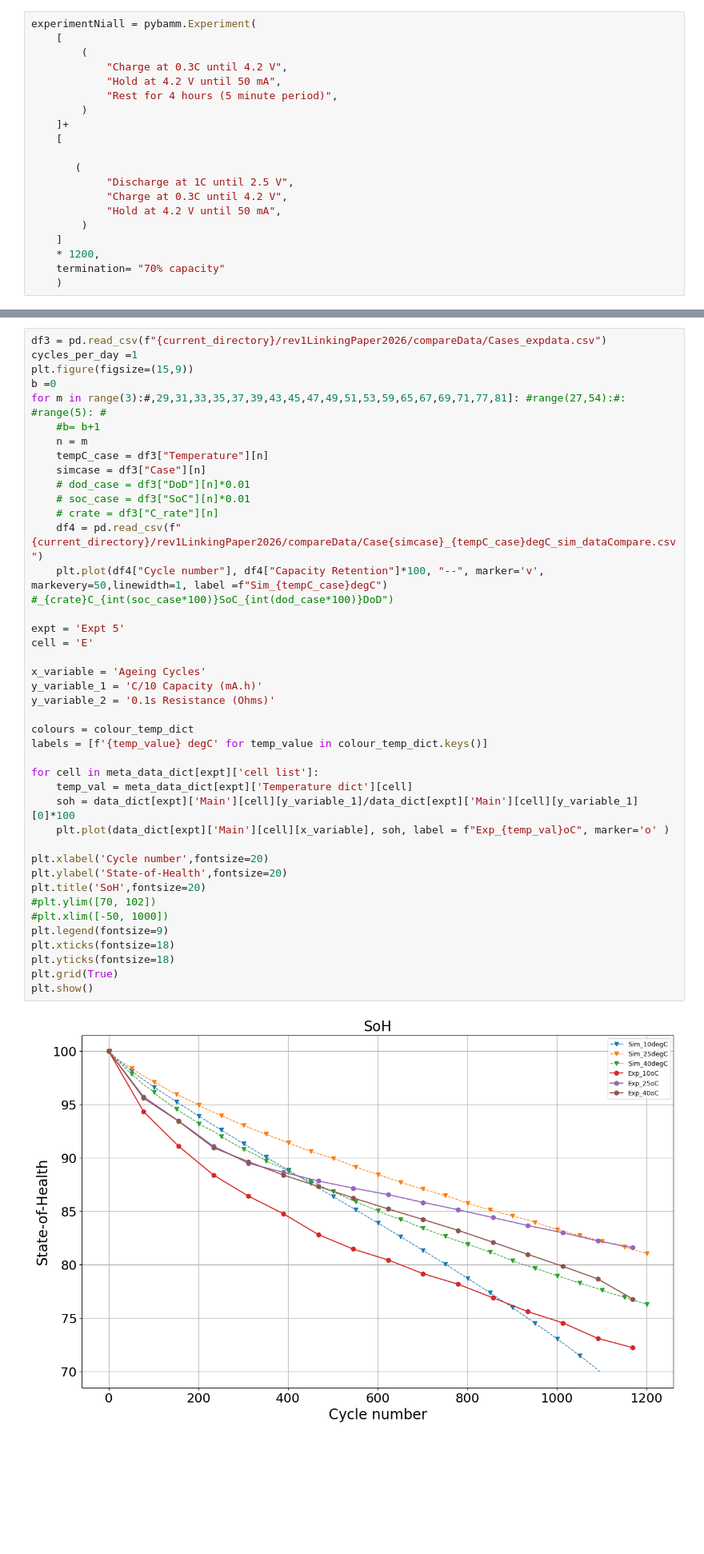
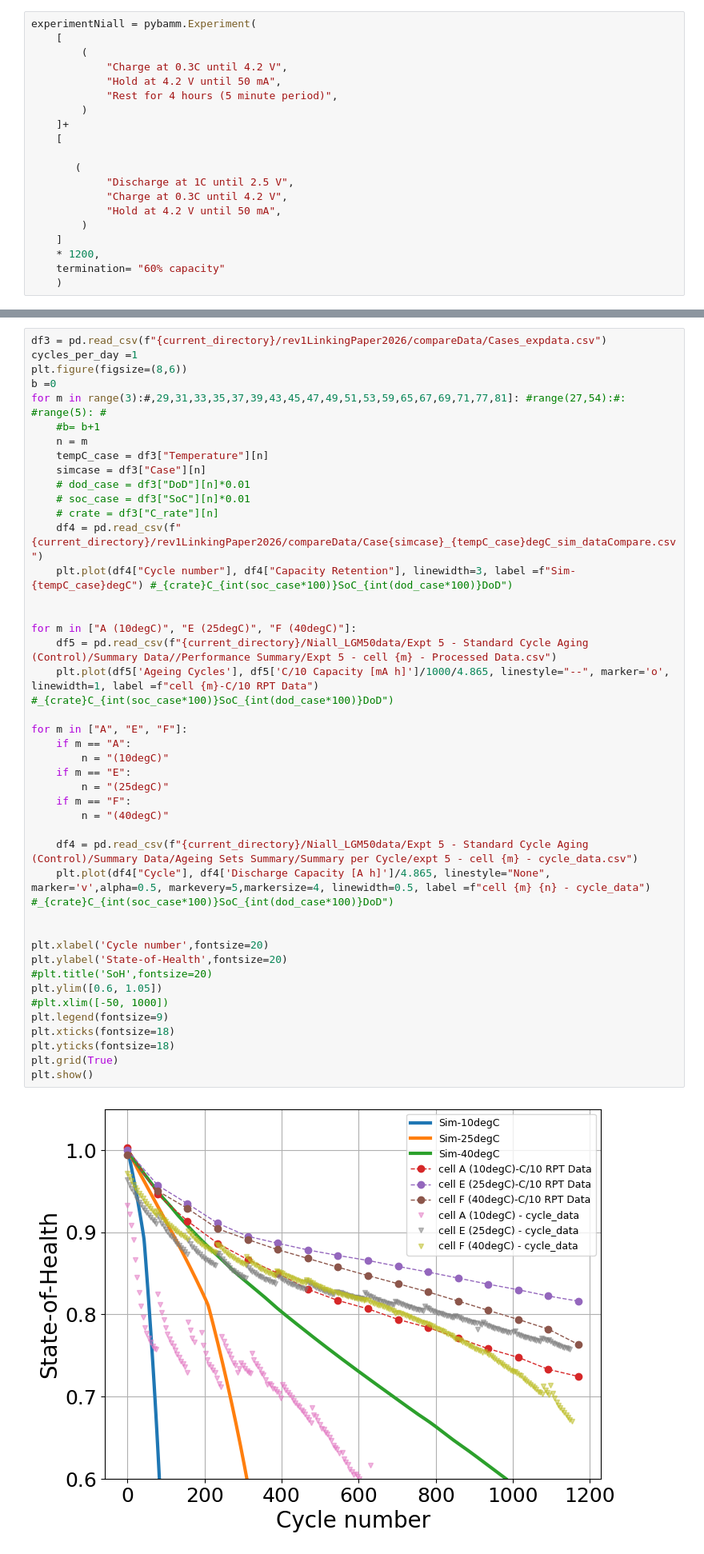
Before and after one commit to ganmadche/PyBaMMlocal, a Jupyter notebook: wip/rev1_paperKneedfn2026_cyclewithRpT_htc100_dataComp.ipynb, the cells around one changed output, grey strips where cells are left out. Shown at 80% size. Drawn from its saved outputs; the diff is of its cells as text; blank space fills up the shorter version.

Commit message:
revised cyclelife simulation with RPT data

```diff
--- a/wip/rev1_paperKneedfn2026_cyclewithRpT_htc100_dataComp.ipynb
+++ b/wip/rev1_paperKneedfn2026_cyclewithRpT_htc100_dataComp.ipynb
@@ -188,6 +188,6 @@ experimentNiall = pybamm.Experiment(
         )
     ]
     * 1200,
-    termination= "70% capacity"
+    termination= "60% capacity"
     )
 # %%
@@ -395,43 +393,45 @@ for expt in meta_data_dict.keys():
 # %%
 df3 = pd.read_csv(f"{current_directory}/rev1LinkingPaper2026/compareData/Cases_expdata.csv")
 cycles_per_day =1
-plt.figure(figsize=(15,9))
+plt.figure(figsize=(8,6))
 b =0
 for m in range(3):#,29,31,33,35,37,39,43,45,47,49,51,53,59,65,67,69,71,77,81]: #range(27,54):#: #range(5): #
     #b= b+1
     n = m
     tempC_case = df3["Temperature"][n]
     simcase = df3["Case"][n]
     # dod_case = df3["DoD"][n]*0.01
     # soc_case = df3["SoC"][n]*0.01
     # crate = df3["C_rate"][n]
     df4 = pd.read_csv(f"{current_directory}/rev1LinkingPaper2026/compareData/Case{simcase}_{tempC_case}degC_sim_dataCompare.csv")
-    plt.plot(df4["Cycle number"], df4["Capacity Retention"]*100, "--", marker='v', markevery=50,linewidth=1, label =f"Sim_{tempC_case}degC") #_{crate}C_{int(soc_case*100)}SoC_{int(dod_case*100)}DoD")
+    plt.plot(df4["Cycle number"], df4["Capacity Retention"], linewidth=3, label =f"Sim-{tempC_case}degC") #_{crate}C_{int(soc_case*100)}SoC_{int(dod_case*100)}DoD")
 
-expt = 'Expt 5'
-cell = 'E'
 
-x_variable = 'Ageing Cycles'
-y_variable_1 = 'C/10 Capacity (mA.h)'
-y_variable_2 = '0.1s Resistance (Ohms)'
+for m in ["A (10degC)", "E (25degC)", "F (40degC)"]:
+    df5 = pd.read_csv(f"{current_directory}/Niall_LGM50data/Expt 5 - Standard Cycle Aging (Control)/Summary Data//Performance Summary/Expt 5 - cell {m} - Processed Data.csv")
+    plt.plot(df5['Ageing Cycles'], df5['C/10 Capacity [mA h]']/1000/4.865, linestyle="--", marker='o',  linewidth=1, label =f"cell {m}-C/10 RPT Data") #_{crate}C_{int(soc_case*100)}SoC_{int(dod_case*100)}DoD")
 
-colours = colour_temp_dict
-labels = [f'{temp_value} degC' for temp_value in colour_temp_dict.keys()]
+for m in ["A", "E", "F"]:
+    if m == "A":
+        n = "(10degC)"
+    if m == "E":
+        n = "(25degC)"
+    if m == "F":
+        n = "(40degC)"
 
-for cell in meta_data_dict[expt]['cell list']:
-    temp_val = meta_data_dict[expt]['Temperature dict'][cell]
-    soh = data_dict[expt]['Main'][cell][y_variable_1]/data_dict[expt]['Main'][cell][y_variable_1][0]*100
-    plt.plot(data_dict[expt]['Main'][cell][x_variable], soh, label = f"Exp_{temp_val}oC", marker='o' )
+    df4 = pd.read_csv(f"{current_directory}/Niall_LGM50data/Expt 5 - Standard Cycle Aging (Control)/Summary Data/Ageing Sets Summary/Summary per Cycle/expt 5 - cell {m} - cycle_data.csv")
+    plt.plot(df4["Cycle"], df4['Discharge Capacity [A h]']/4.865, linestyle="None", marker='v',alpha=0.5, markevery=5,markersize=4, linewidth=0.5, label =f"cell {m} {n} - cycle_data") #_{crate}C_{int(soc_case*100)}SoC_{int(dod_case*100)}DoD")
+
 
 plt.xlabel('Cycle number',fontsize=20)
 plt.ylabel('State-of-Health',fontsize=20)
-plt.title('SoH',fontsize=20)
-#plt.ylim([70, 102])
+#plt.title('SoH',fontsize=20)
+plt.ylim([0.6, 1.05])
 #plt.xlim([-50, 1000])
 plt.legend(fontsize=9)
 plt.xticks(fontsize=18)
 plt.yticks(fontsize=18)
 plt.grid(True)
 plt.show()
 # %% [output]
-[figure, old version]
+[figure, new version]
```
Also changed, not shown: parts of 6 cells of this notebook.
